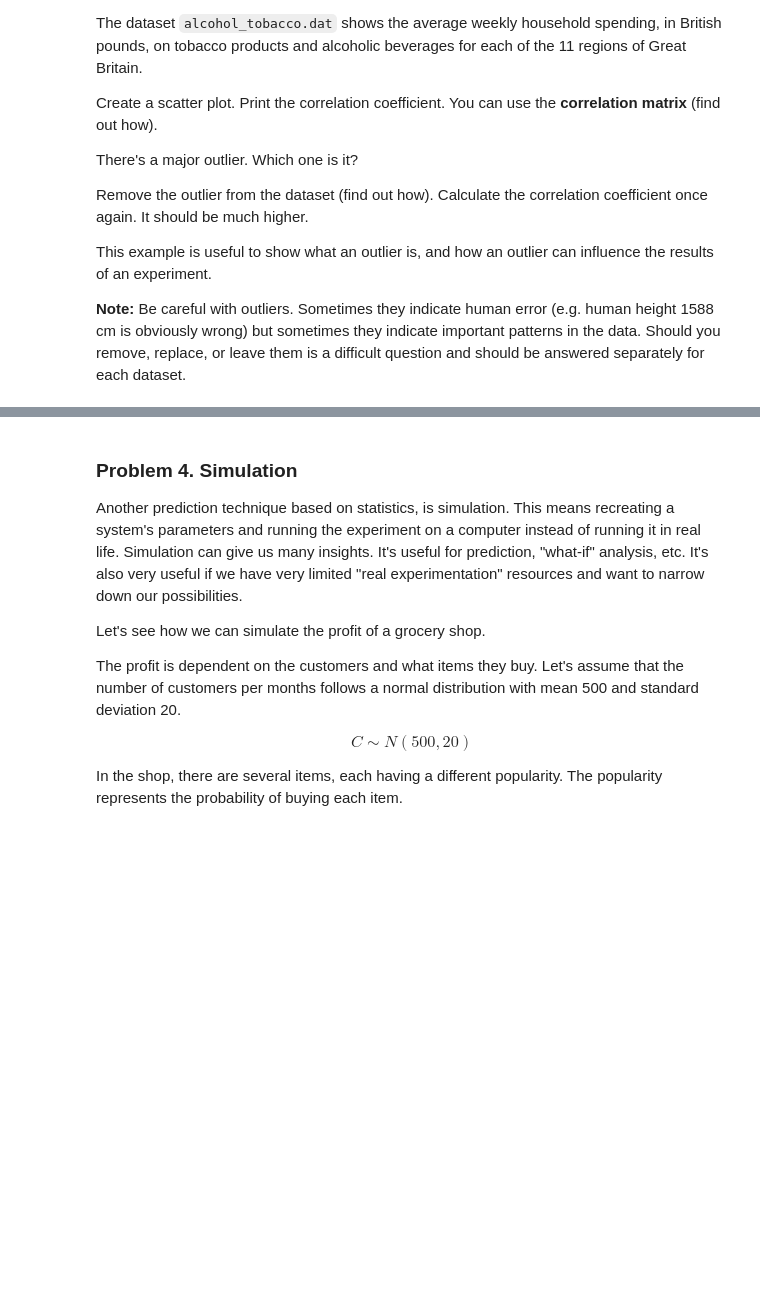
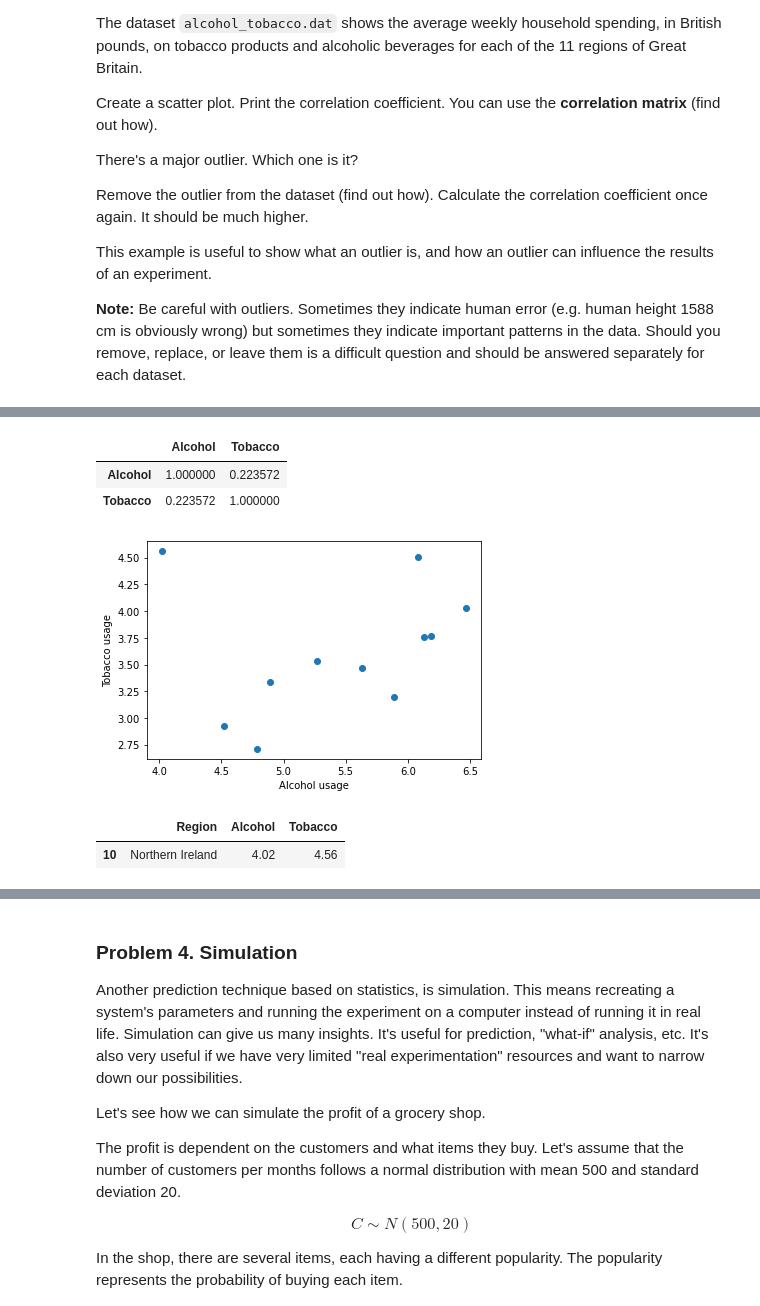
Before and after one commit to atkuzmanov/softuni-ai-mathconceptsfordevs-2021, a Jupyter notebook: 14-statistics-exercise/12-statistics-exercise-homework/Statistics Exercise.ipynb, the cells around one changed output, grey strips where cells are left out. Cells and saved outputs as stored; diff of their text form; code cells hidden in the pictures; blank space fills up the shorter version.

```diff
--- a/14-statistics-exercise/12-statistics-exercise-homework/Statistics Exercise.ipynb
+++ b/14-statistics-exercise/12-statistics-exercise-homework/Statistics Exercise.ipynb
@@ -254,3 +263,5 @@ This example is useful to show what an outlier is, and how an outlier can influe
 **Note:** Be careful with outliers. Sometimes they indicate human error (e.g. human height 1588 cm is obviously wrong) but sometimes they indicate important patterns in the data. Should you remove, replace, or leave them is a difficult question and should be answered separately for each dataset.
 # %%
 # Write your code here
+alcohol_tobacco_usage = pd.read_table("alcohol_tobacco.dat")
+alcohol_tobacco_usage
@@ -256,0 +281,18 @@ This example is useful to show what an outlier is, and how an outlier can influe
+# %%
+alcohol_tobacco_usage.corr()
+# %% [output]
+|  | Alcohol | Tobacco |
+| Alcohol | 1.000000 | 0.223572 |
+| Tobacco | 0.223572 | 1.000000 |
+# %%
+plt.scatter(alcohol_tobacco_usage["Alcohol"], alcohol_tobacco_usage["Tobacco"])
+plt.xlabel("Alcohol usage")
+plt.ylabel("Tobacco usage")
+plt.show()
+# %% [output]
+[figure, added]
+# %%
+alcohol_tobacco_usage[alcohol_tobacco_usage["Alcohol"] < 4.2]
+# %% [output]
+|  | Region | Alcohol | Tobacco |
+| 10 | Northern Ireland | 4.02 | 4.56 |
```
Also changed, not shown: parts of 5 cells of this notebook.
